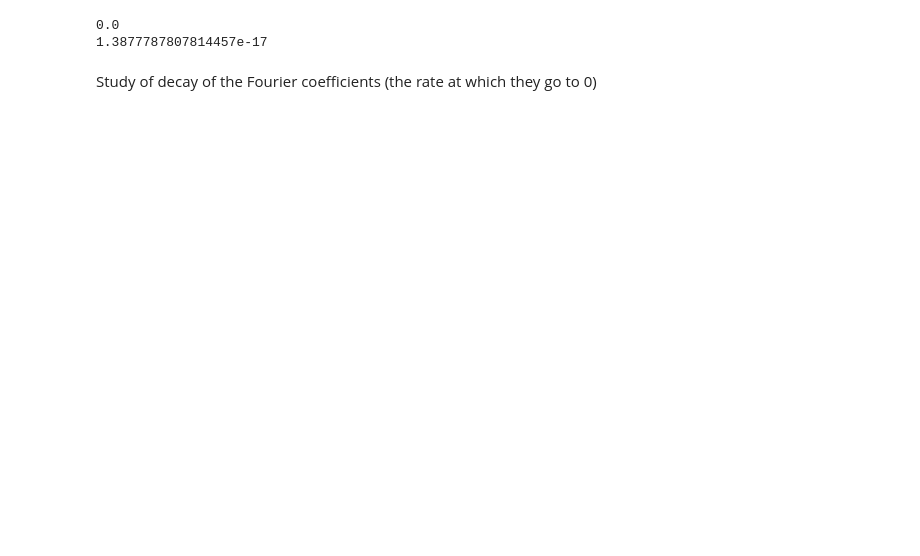
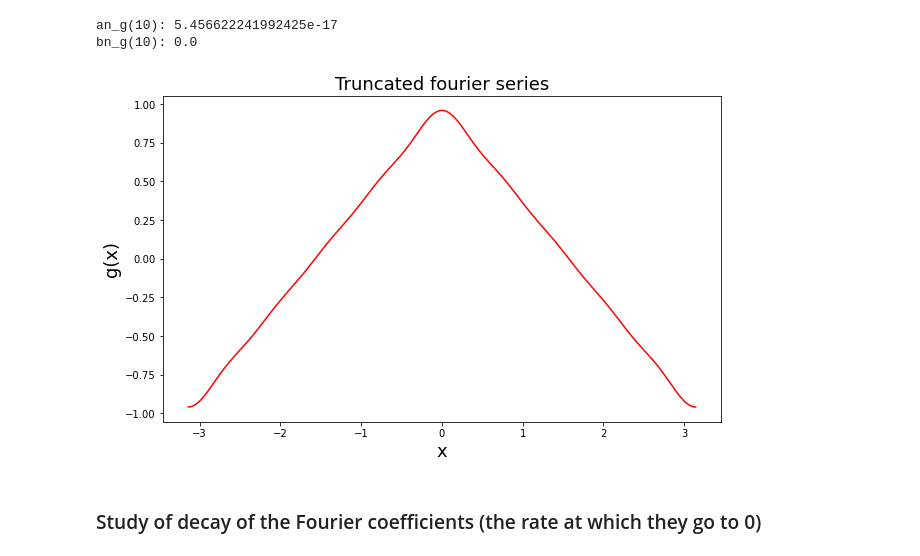
Before and after one commit to Kev1MSL/MAA-106-Project, a Jupyter notebook: Project_Li_Messali.ipynb, the cells around one changed output. Cells and saved outputs as stored; diff of their text form; code cells hidden in the pictures; blank space fills up the shorter version.

Commit message:
Update of truncated fourier series

```diff
--- a/Project_Li_Messali.ipynb
+++ b/Project_Li_Messali.ipynb
@@ -62,38 +94,54 @@ print(bn_f(n)) # Getting 0 as expected
 # %%
-def a_n(f, n):
-    # We used scipy.integrate to calculate the integral
-    # scipy.integrate() returns a tuple,
-    # where the first element holding the estimated value of the integral
-    # and the second element holding an upper bound on the error
+
+def an_f(f, n):
+    """
+    We used scipy.integrate to calculate the integral
+    scipy.integrate() returns a tuple,
+    where the first element holding the estimated value of the integral
+    and the second element holding an upper bound on the error
+    """
     subresult = integrate.quad(lambda x: f(x)*np.cos(n*x), -np.pi, np.pi)[0]
     return (1/(2*np.pi))*subresult
 
-def b_n(f, n):
-    # We used scipy.integrate to calculate the integral
-    # scipy.integrate() returns a tuple,
-    # where the first element holding the estimated value of the integral
-    # and the second element holding an upper bound on the error
+def bn_f(f, n):
+    """
+    We used scipy.integrate to calculate the integral
+    scipy.integrate() returns a tuple,
+    where the first element holding the estimated value of the integral
+    and the second element holding an upper bound on the error
+    """
     subresult = integrate.quad(lambda x: f(x)*np.sin(n*x), -np.pi, np.pi)[0]
     return (1/(2*np.pi))*subresult
 
-# def fourier_series(f, a_n, b_n):
-#     return a_n(0) + 2 * sum_to_infinity()
 
-# def sum_to_infinity(N=10000):
-#     eps = 10**(-5)
-#     i = 2
-#     sum1 = sum(a_n(f, 1) * np.cos(x) + b_n(f, 1) * np.sin(x))
-#     while abs(sum1) < eps and i < N:
-#         sum1 += sum(a_n(f, i) * np.cos(i*x) + b_n(f, i) * np.sin(i*x))
-#         i+=1
+def truncated_fourier_series(f, x, N):
+    """
+    temp: variable used to store the truncated sum
+    range(1,n): compute sum from n=1 to n=N-1
+    """
+    a_0 = an_f(f, 0)
+    temp = a_0
+    for i in range(1,N):
+        a_i = an_f(f, i)
+        b_i = bn_f(f, i)
+        temp += 2*(a_i*np.cos(i*x) + b_i*np.sin(i*x))
+    return temp
 
-def f1(x):
-    return np.sin(x)
-n = 5
-print(a_n(f1, n)) # 0 since sin(x) is an odd function
-print(b_n(f1, n)) # Convergent to 0
+
+n = 10
+print(f'an_g(10): {an_f(g, n)}')
+print(f'bn_g(10): {bn_f(g, n)}')
+
+X = np.linspace(-np.pi, np.pi, 200)
+plt.figure(figsize=(10, 6))
+plt.plot(X, truncated_fourier_series(g, X, n), color="red")
+plt.xlabel('x', fontsize = 18)
+plt.ylabel('g(x)', fontsize = 18)
+plt.title('Truncated fourier series', fontsize = 18)
+plt.show()
 # %% [output]
-0.0
-1.3877787807814457e-17
+an_g(10): 5.456622241992425e-17
+bn_g(10): 0.0
+[figure, added]
 # %% [markdown]
-Study of decay of the Fourier coefficients (the rate at which they go to 0)
+### Study of decay of the Fourier coefficients (the rate at which they go to 0)
```
Also changed, not shown: parts of 4 cells of this notebook.
